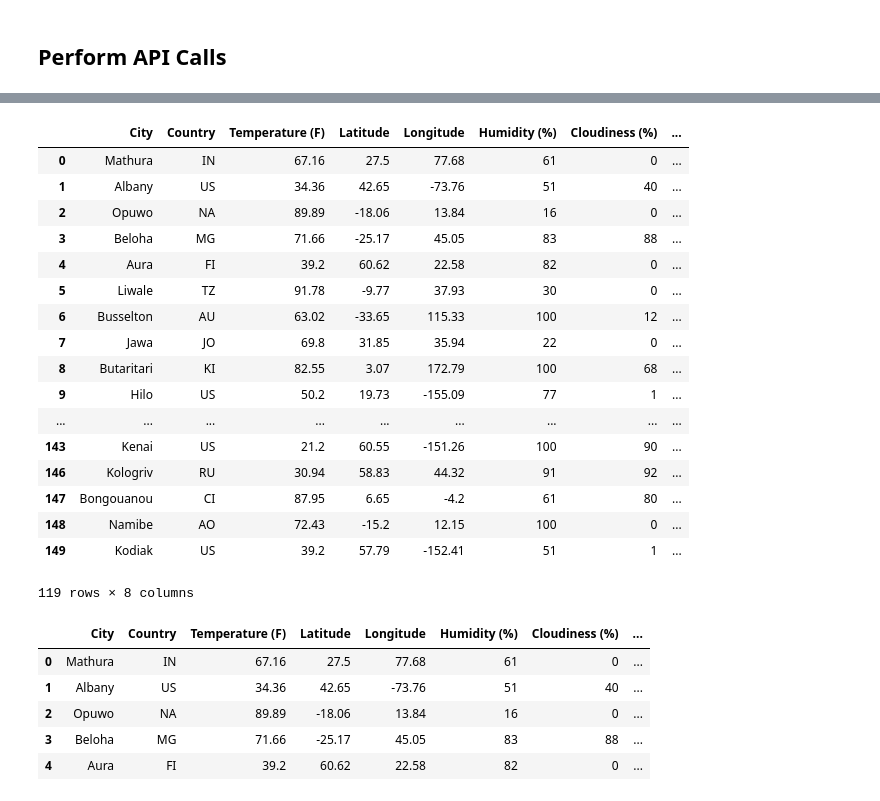
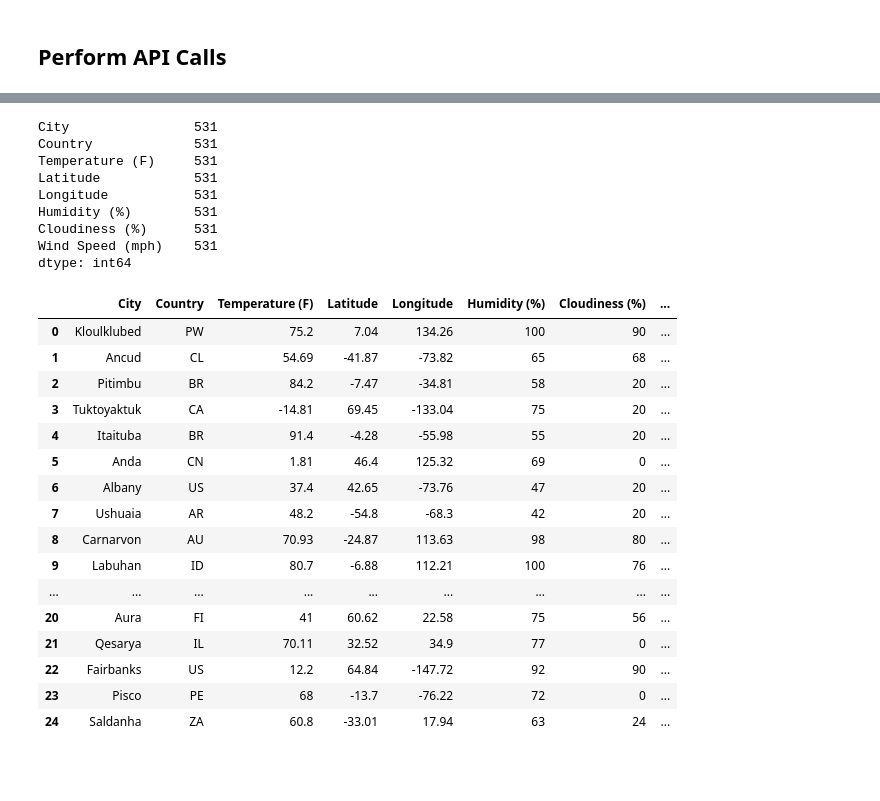
Before and after one commit to ggupta619/WeatherPy, a Jupyter notebook: WeatherPy.ipynb, the cells around one changed output, grey strips where cells are left out. Cells and saved outputs as stored; diff of their text form; code cells hidden in the pictures; blank space fills up the shorter version.

```diff
--- a/WeatherPy.ipynb
+++ b/WeatherPy.ipynb
@@ -20,10 +32,13 @@ cities_df
 # %% [markdown]
 ## Generate Cites List from Lats and Longs
 # %%
-# Randomly generate a list of 1500 cities. Use 50 to test for duplicates.
-for x in range(250):
+# Randomly generate a list of 1750 cities. Use 50 to test for duplicates.
+for x in range(1750):
     lat, lng = np.random.uniform(low=-90.000, high=90.000), np.random.uniform(low=-180.000, high=180.000)
     city = citipy.nearest_city(lat, lng)
     cities_df = cities_df.append({"City": city.city_name,"Country": city.country_code,}, ignore_index=True)
-cities_df.head()
+
+#Remove duplicate cities
+cities_df = cities_df.drop_duplicates(subset='City').reset_index()
+cities_df.count()
 # %% [output]
@@ -102,35 +103,37 @@ http://api.openweathermap.org/data/2.5/weather?appid=72507afc9de717437b6555b2efa
 # %%
-clean_cities_df
+clean_cities_df.count()
 # %% [output]
-|  | City | Country | Temperature (F) | Latitude | Longitude | Humidity (%) | Cloudiness (%) | ... |
-| 0 | Mathura | IN | 67.16 | 27.5 | 77.68 | 61 | 0 | ... |
-| 1 | Albany | US | 34.36 | 42.65 | -73.76 | 51 | 40 | ... |
-| 2 | Opuwo | NA | 89.89 | -18.06 | 13.84 | 16 | 0 | ... |
-| 3 | Beloha | MG | 71.66 | -25.17 | 45.05 | 83 | 88 | ... |
-| 4 | Aura | FI | 39.2 | 60.62 | 22.58 | 82 | 0 | ... |
-| 5 | Liwale | TZ | 91.78 | -9.77 | 37.93 | 30 | 0 | ... |
-| 6 | Busselton | AU | 63.02 | -33.65 | 115.33 | 100 | 12 | ... |
-| 7 | Jawa | JO | 69.8 | 31.85 | 35.94 | 22 | 0 | ... |
-| 8 | Butaritari | KI | 82.55 | 3.07 | 172.79 | 100 | 68 | ... |
-| 9 | Hilo | US | 50.2 | 19.73 | -155.09 | 77 | 1 | ... |
-| ... | ... | ... | ... | ... | ... | ... | ... | ... |
-| 143 | Kenai | US | 21.2 | 60.55 | -151.26 | 100 | 90 | ... |
-| 146 | Kologriv | RU | 30.94 | 58.83 | 44.32 | 91 | 92 | ... |
-| 147 | Bongouanou | CI | 87.95 | 6.65 | -4.2 | 61 | 80 | ... |
-| 148 | Namibe | AO | 72.43 | -15.2 | 12.15 | 100 | 0 | ... |
-| 149 | Kodiak | US | 39.2 | 57.79 | -152.41 | 51 | 1 | ... |
-119 rows × 8 columns
+City                531
+Country             531
+Temperature (F)     531
+Latitude            531
+Longitude           531
+Humidity (%)        531
+Cloudiness (%)      531
+Wind Speed (mph)    531
+dtype: int64
 # %%
-#del cities_df['index']
+#Reset the index
 clean_cities_df = clean_cities_df.reset_index()
 del clean_cities_df['index']
-clean_cities_df.head()
+clean_cities_df.head(25)
 # %% [output]
 |  | City | Country | Temperature (F) | Latitude | Longitude | Humidity (%) | Cloudiness (%) | ... |
-| 0 | Mathura | IN | 67.16 | 27.5 | 77.68 | 61 | 0 | ... |
-| 1 | Albany | US | 34.36 | 42.65 | -73.76 | 51 | 40 | ... |
-| 2 | Opuwo | NA | 89.89 | -18.06 | 13.84 | 16 | 0 | ... |
-| 3 | Beloha | MG | 71.66 | -25.17 | 45.05 | 83 | 88 | ... |
-| 4 | Aura | FI | 39.2 | 60.62 | 22.58 | 82 | 0 | ... |
+| 0 | Kloulklubed | PW | 75.2 | 7.04 | 134.26 | 100 | 90 | ... |
+| 1 | Ancud | CL | 54.69 | -41.87 | -73.82 | 65 | 68 | ... |
+| 2 | Pitimbu | BR | 84.2 | -7.47 | -34.81 | 58 | 20 | ... |
+| 3 | Tuktoyaktuk | CA | -14.81 | 69.45 | -133.04 | 75 | 20 | ... |
+| 4 | Itaituba | BR | 91.4 | -4.28 | -55.98 | 55 | 20 | ... |
+| 5 | Anda | CN | 1.81 | 46.4 | 125.32 | 69 | 0 | ... |
+| 6 | Albany | US | 37.4 | 42.65 | -73.76 | 47 | 20 | ... |
+| 7 | Ushuaia | AR | 48.2 | -54.8 | -68.3 | 42 | 20 | ... |
+| 8 | Carnarvon | AU | 70.93 | -24.87 | 113.63 | 98 | 80 | ... |
+| 9 | Labuhan | ID | 80.7 | -6.88 | 112.21 | 100 | 76 | ... |
+| ... | ... | ... | ... | ... | ... | ... | ... | ... |
+| 20 | Aura | FI | 41 | 60.62 | 22.58 | 75 | 56 | ... |
+| 21 | Qesarya | IL | 70.11 | 32.52 | 34.9 | 77 | 0 | ... |
+| 22 | Fairbanks | US | 12.2 | 64.84 | -147.72 | 92 | 90 | ... |
+| 23 | Pisco | PE | 68 | -13.7 | -76.22 | 72 | 0 | ... |
+| 24 | Saldanha | ZA | 60.8 | -33.01 | 17.94 | 63 | 24 | ... |
 # %%
 # Save data to a CSV file
```
Also changed, not shown: parts of 19 cells of this notebook, 7 other files.
